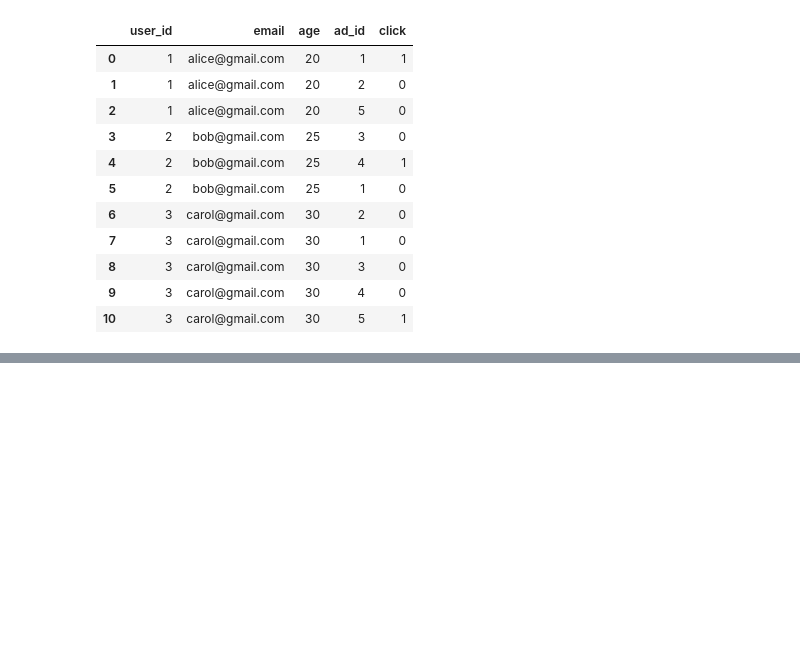
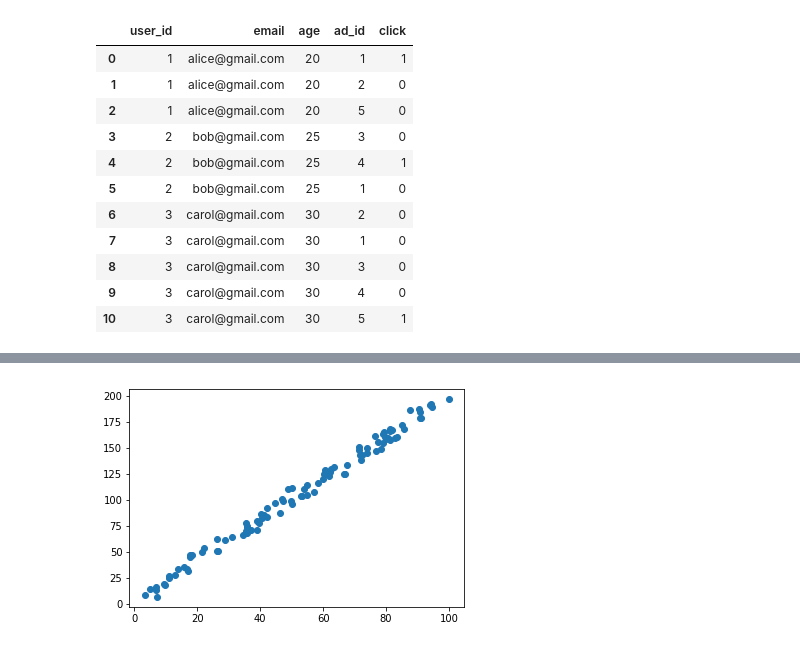
Before and after one commit to imflash217/Lumos, a Jupyter notebook: Project_Python/pyPlayground.ipynb, the cells around one changed output, grey strips where cells are left out. Cells and saved outputs as stored; diff of their text form; code cells hidden in the pictures; blank space fills up the shorter version.

Commit message:
pandas, matplotlib

```diff
--- a/Project_Python/pyPlayground.ipynb
+++ b/Project_Python/pyPlayground.ipynb
@@ -1172,0 +1202,11 @@ m
+# %%
+import pandas as pd
+d1 = pd.read_csv("data_1d.csv").as_matrix()
+# %%
+x1 = d1[:,0]
+y1 = d1[:,1]
+# %%
+plt.scatter(x1,y1)
+plt.show()
+# %% [output]
+[figure, added]
```
Also changed, not shown: parts of 10 cells of this notebook, 6 other files.
